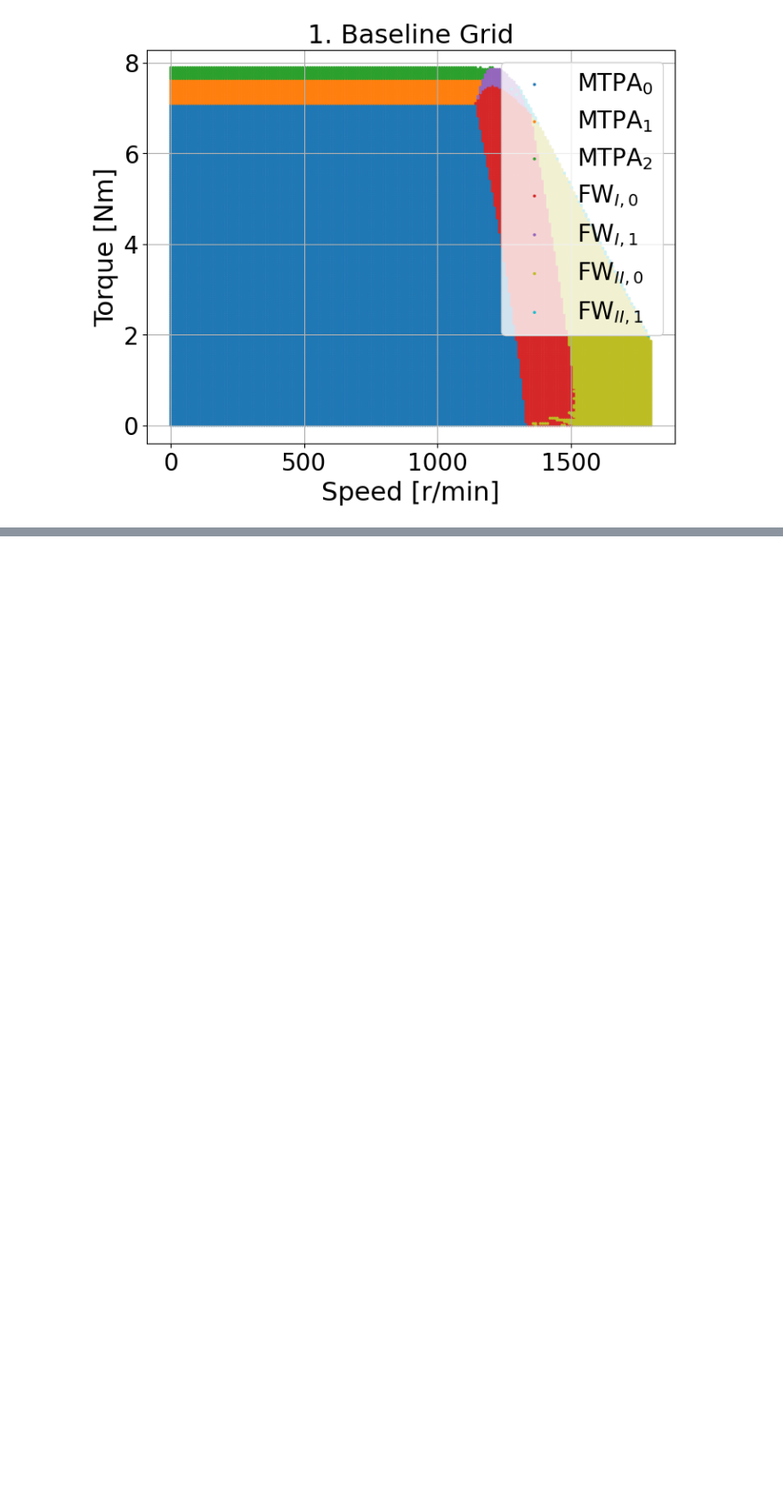
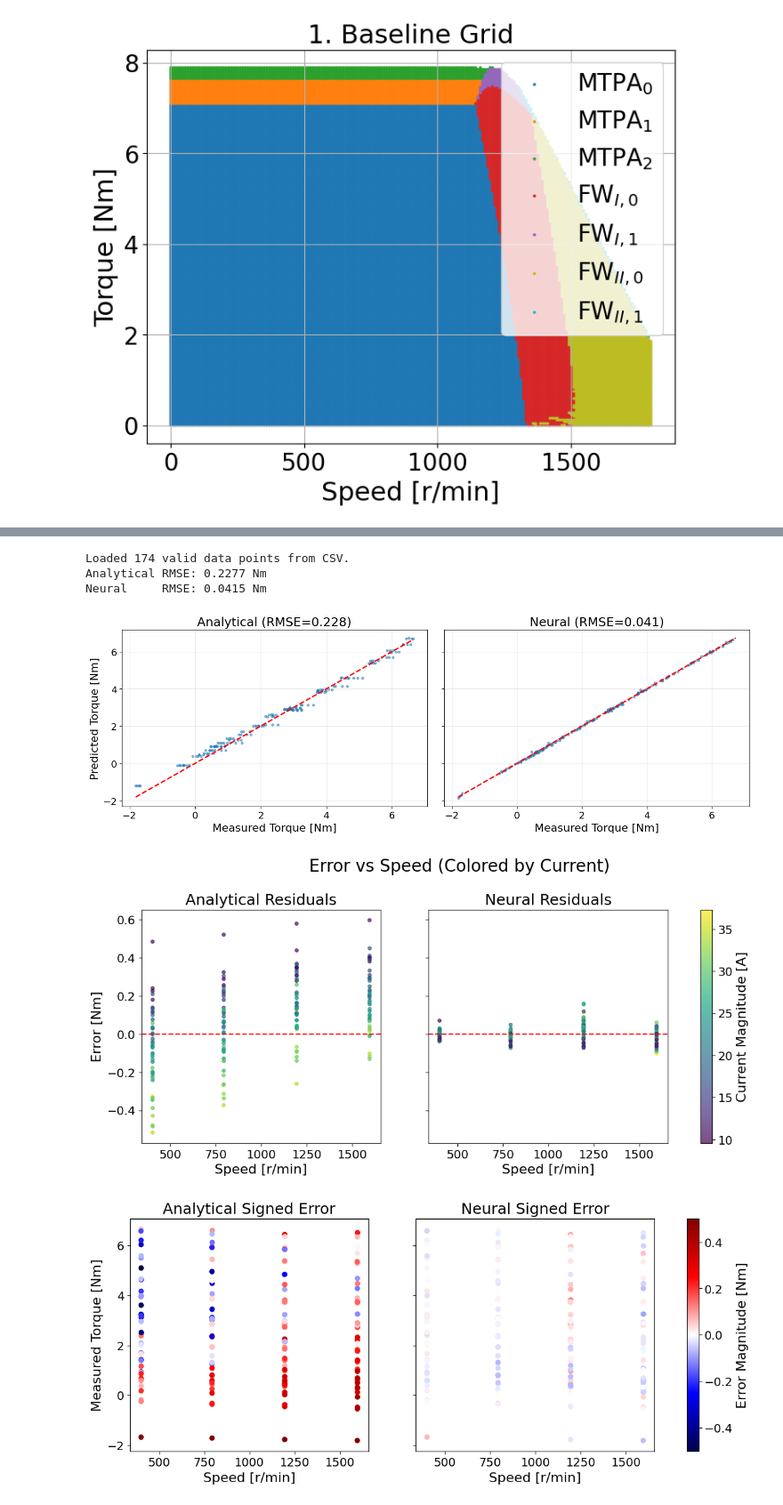
Before and after one commit to AI-RICE/current-setpoints, a Jupyter notebook: notebooks/main.ipynb, the cells around one changed output, grey strips where cells are left out. Shown at 89% size. Saved outputs shown, nothing was run; the diff lists cells and outputs as text; code cells hidden in the pictures; blank space fills up the shorter version.

```diff
--- a/notebooks/main.ipynb
+++ b/notebooks/main.ipynb
@@ -183,0 +189,55 @@ Plotting Compensated Neural Grid...
+# %%
+# Global model performance: Analytical vs. Neural on experimental data
+import pandas as pd
+from current_setpoints.utils import load_aggregated_csv_data
+from current_setpoints.utils.plotting import plot_global_performance
+
+CSV_PATH = os.path.join(data_dir, "aggregated_file_means.csv")
+COL_MAP = {
+    "omega": "omega", "id1": "id1", "iq1": "iq1",
+    "id3": "id3", "iq3": "iq3", "torq": "torq_meas",
+}
+
+df_meas = load_aggregated_csv_data(CSV_PATH, COL_MAP)
+
+X_phys = df_meas[["omega", "id1", "iq1", "id3", "iq3"]].to_numpy(dtype=np.float32)
+
+# Per-row dynamic B and analytical torque
+b_list = []
+torq_ana_pred = np.zeros(len(X_phys), dtype=np.float64)
+for i in range(len(X_phys)):
+    omega_i = float(X_phys[i, 0])
+    i_dq = X_phys[i, 1:].astype(np.float64)
+    machine.update_state(omega=omega_i, vec_curr_dq=i_dq)
+    b_list.append(machine.vec_b.copy())
+    torq_ana_pred[i] = i_dq @ machine.mat_A @ i_dq + 2.0 * machine.vec_b @ i_dq
+B_array = np.asarray(b_list, dtype=np.float32)
+
+# Vectorized neural prediction
+X_norm = scaler.transform(X_phys).astype(np.float32)
+X_tensor = torch.from_numpy(X_norm).to(DEVICE)
+B_tensor = torch.from_numpy(B_array).to(DEVICE).unsqueeze(-1)
+with torch.no_grad():
+    torq_neural_pred = neural_net(X_tensor, B_tensor).cpu().numpy().squeeze()
+
+df_meas["torq_Analytical"]  = torq_ana_pred
+df_meas["torq_Neural"]      = torq_neural_pred
+df_meas["Error_Analytical"] = df_meas["torq_Analytical"] - df_meas["torq_meas"]
+df_meas["Error_Neural"]     = df_meas["torq_Neural"]     - df_meas["torq_meas"]
+df_meas["I_total"] = np.sqrt(
+    df_meas["id1"]**2 + df_meas["iq1"]**2 + df_meas["id3"]**2 + df_meas["iq3"]**2
+)
+
+rmse_ana = np.sqrt(np.mean(df_meas["Error_Analytical"]**2))
+rmse_nn  = np.sqrt(np.mean(df_meas["Error_Neural"]**2))
+print(f"Analytical RMSE: {rmse_ana:.4f} Nm")
+print(f"Neural     RMSE: {rmse_nn:.4f} Nm")
+
+plot_global_performance(df_meas, machine, models=["Analytical", "Neural"])
+# %% [output]
+Loaded 174 valid data points from CSV.
+Analytical RMSE: 0.2277 Nm
+Neural     RMSE: 0.0415 Nm
+[figure, added]
+[figure, added]
+[figure, added]
```
Also changed, not shown: parts of 6 cells of this notebook, 8 other files.
